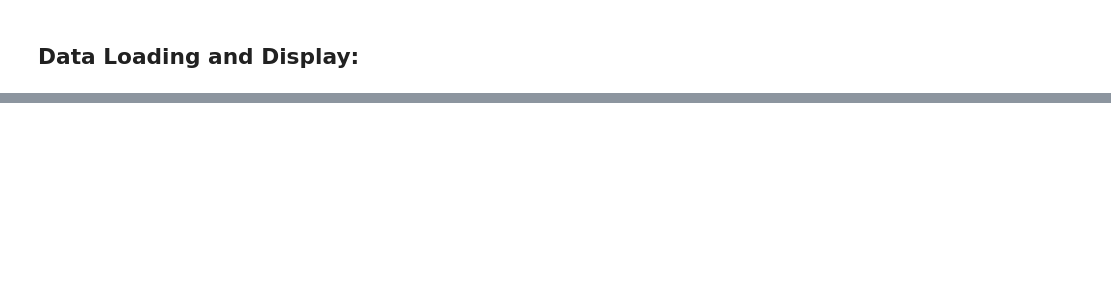
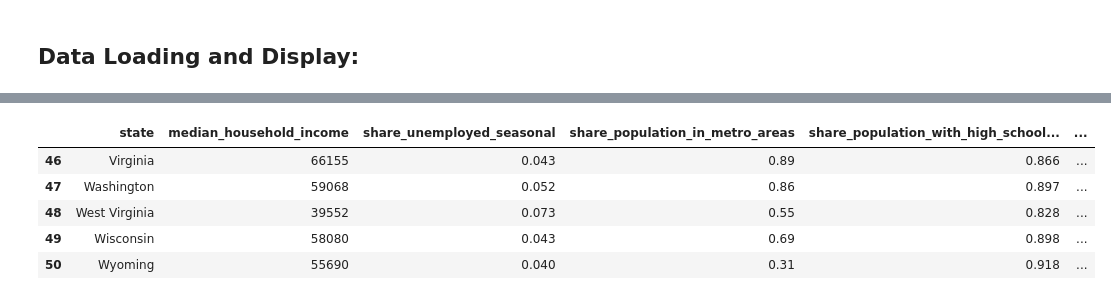
Before and after one commit to emelynmission/D213-FINAL-PROJECT, a Jupyter notebook: FP-HC.ipynb, the cells around one changed output, grey strips where cells are left out. Drawn from its saved outputs; the diff is of its cells as text; code cells hidden in the pictures; blank space fills up the shorter version.

```diff
--- a/FP-HC.ipynb
+++ b/FP-HC.ipynb
@@ -39,0 +46,9 @@ memory usage: 51.2 KB
+# %%
+hatecrimes_df.tail()
+# %% [output]
+|  | state | median_household_income | share_unemployed_seasonal | share_population_in_metro_areas | share_population_with_high_school... | ... |
+| 46 | Virginia | 66155 | 0.043 | 0.89 | 0.866 | ... |
+| 47 | Washington | 59068 | 0.052 | 0.86 | 0.897 | ... |
+| 48 | West Virginia | 39552 | 0.073 | 0.55 | 0.828 | ... |
+| 49 | Wisconsin | 58080 | 0.043 | 0.69 | 0.898 | ... |
+| 50 | Wyoming | 55690 | 0.040 | 0.31 | 0.918 | ... |
```
Also changed, not shown: parts of 12 cells of this notebook, 1 other file.
